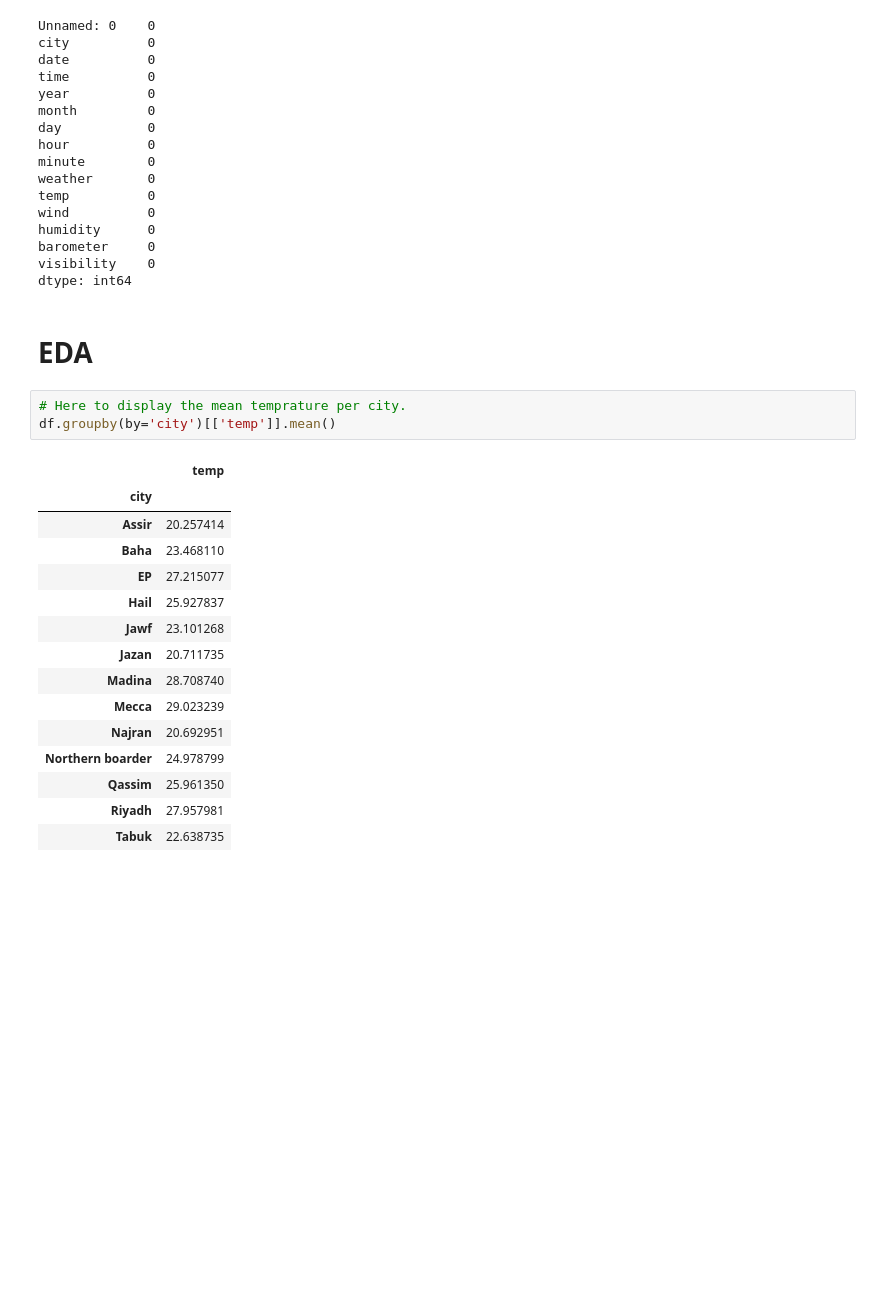
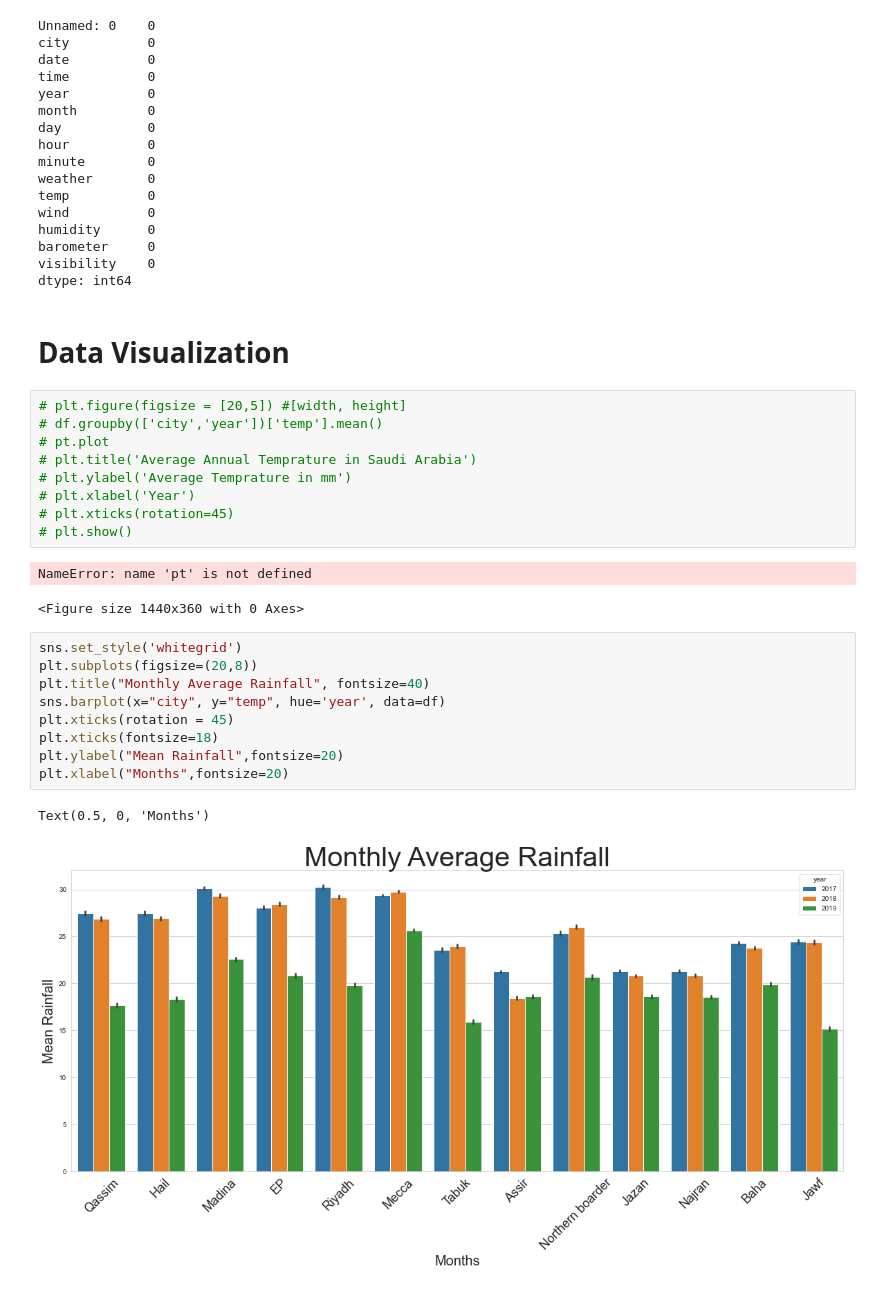
Before and after one commit to M0hannad/KSA_Weather_Prediction, a Jupyter notebook: Notebook/PROJECT.ipynb, the cells around one changed output. Cells and saved outputs as stored; diff of their text form; blank space fills up the shorter version.

```diff
--- a/Notebook/PROJECT.ipynb
+++ b/Notebook/PROJECT.ipynb
@@ -90,23 +181,28 @@ barometer     0
 visibility    0
 dtype: int64
 # %% [markdown]
-# EDA
+# Data Visualization
 # %%
-# Here to display the mean temprature per city.
-df.groupby(by='city')[['temp']].mean()
+# plt.figure(figsize = [20,5]) #[width, height]
+# df.groupby(['city','year'])['temp'].mean()
+# pt.plot
+# plt.title('Average Annual Temprature in Saudi Arabia')
+# plt.ylabel('Average Temprature in mm')
+# plt.xlabel('Year')
+# plt.xticks(rotation=45)
+# plt.show()
 # %% [output]
-|  | temp |
-| city |  |
-| Assir | 20.257414 |
-| Baha | 23.468110 |
-| EP | 27.215077 |
-| Hail | 25.927837 |
-| Jawf | 23.101268 |
-| Jazan | 20.711735 |
-| Madina | 28.708740 |
-| Mecca | 29.023239 |
-| Najran | 20.692951 |
-| Northern boarder | 24.978799 |
-| Qassim | 25.961350 |
-| Riyadh | 27.957981 |
-| Tabuk | 22.638735 |
+NameError: name 'pt' is not defined
+<Figure size 1440x360 with 0 Axes>
+# %%
+sns.set_style('whitegrid')
+plt.subplots(figsize=(20,8))
+plt.title("Monthly Average Rainfall", fontsize=40)
+sns.barplot(x="city", y="temp", hue='year', data=df)
+plt.xticks(rotation = 45)
+plt.xticks(fontsize=18)
+plt.ylabel("Mean Rainfall",fontsize=20)
+plt.xlabel("Months",fontsize=20)
+# %% [output]
+Text(0.5, 0, 'Months')
+[figure, added]
```
Also changed, not shown: parts of 6 cells of this notebook.
